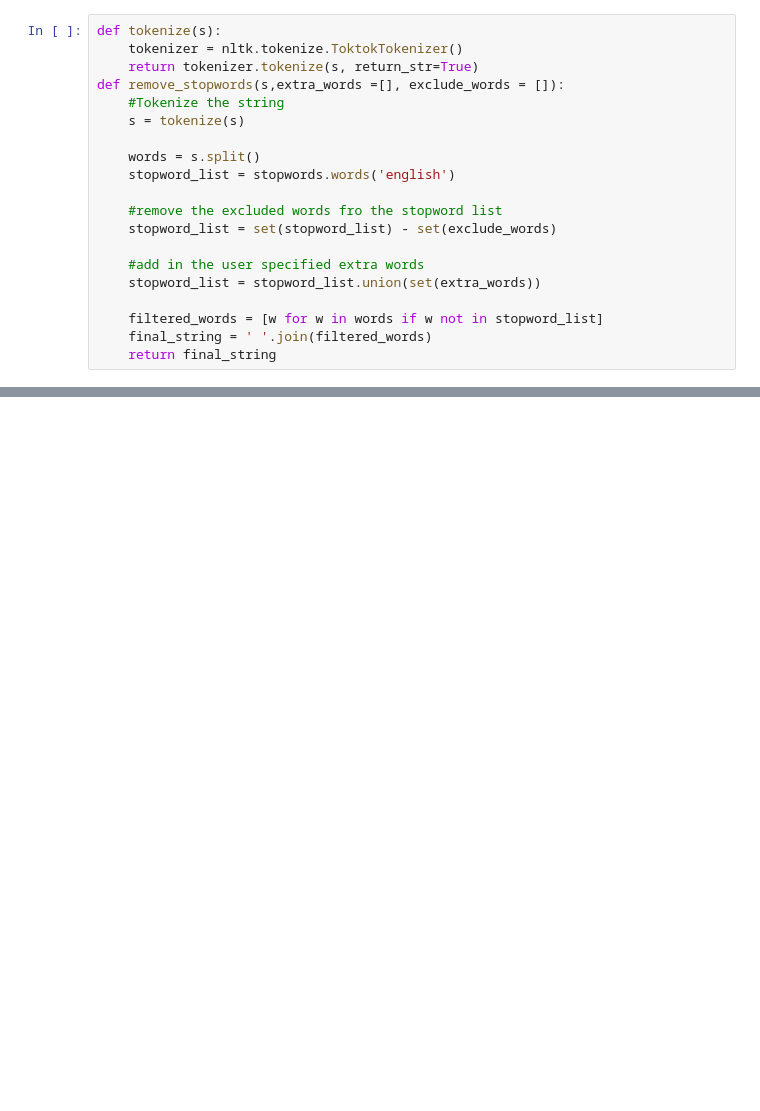
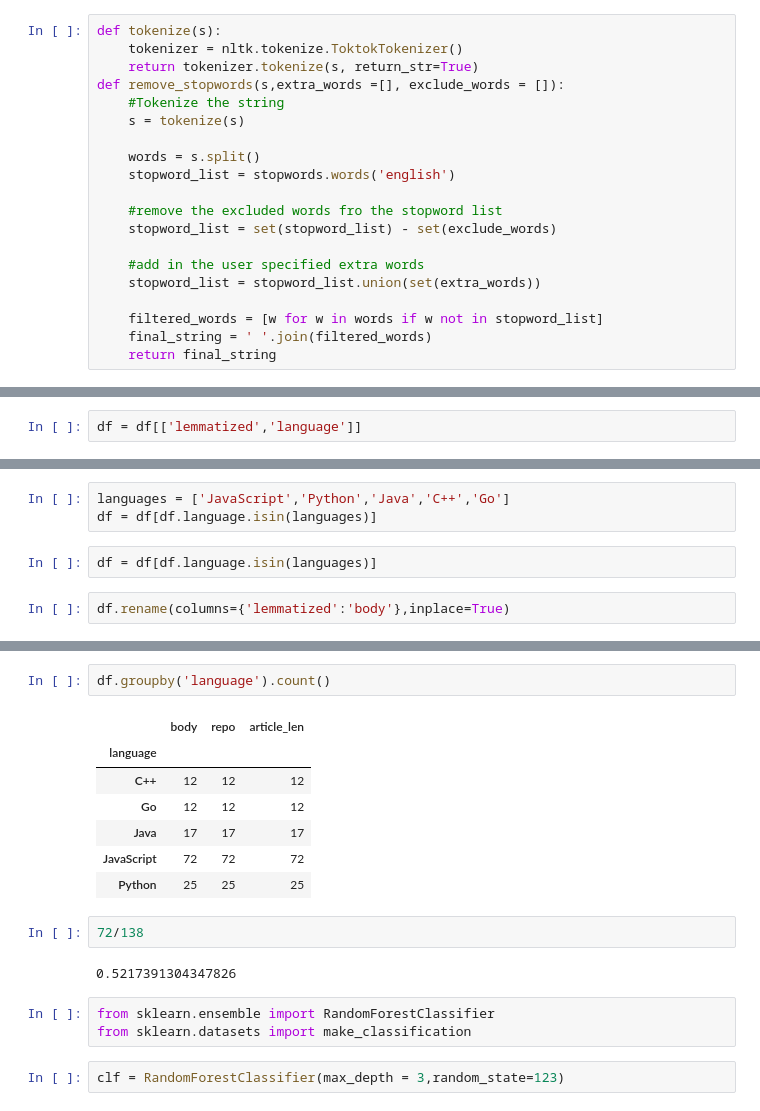
Before and after one commit to Tough-Scrape/nlp_project, a Jupyter notebook: nlp_scratch_jeff.ipynb, the cells around one changed output, grey strips where cells are left out. Drawn from its saved outputs; the diff is of its cells as text; blank space fills up the shorter version.

```diff
--- a/nlp_scratch_jeff.ipynb
+++ b/nlp_scratch_jeff.ipynb
@@ -322,0 +461,2 @@ df.head()
+# %%
+df = df[['lemmatized','language']]
@@ -322,0 +465,7 @@ df.head()
+# %%
+languages = ['JavaScript','Python','Java','C++','Go']
+df = df[df.language.isin(languages)]
+# %%
+df = df[df.language.isin(languages)]
+# %%
+df.rename(columns={'lemmatized':'body'},inplace=True)
@@ -322,0 +523,19 @@ df.head()
+# %%
+df.groupby('language').count()
+# %% [output]
+|  | body | repo | article_len |
+| language |  |  |  |
+| C++ | 12 | 12 | 12 |
+| Go | 12 | 12 | 12 |
+| Java | 17 | 17 | 17 |
+| JavaScript | 72 | 72 | 72 |
+| Python | 25 | 25 | 25 |
+# %%
+72/138
+# %% [output]
+0.5217391304347826
+# %%
+from sklearn.ensemble import RandomForestClassifier
+from sklearn.datasets import make_classification
+# %%
+clf = RandomForestClassifier(max_depth = 3,random_state=123)
```
Also changed, not shown: parts of 57 cells of this notebook, 2 other files.
